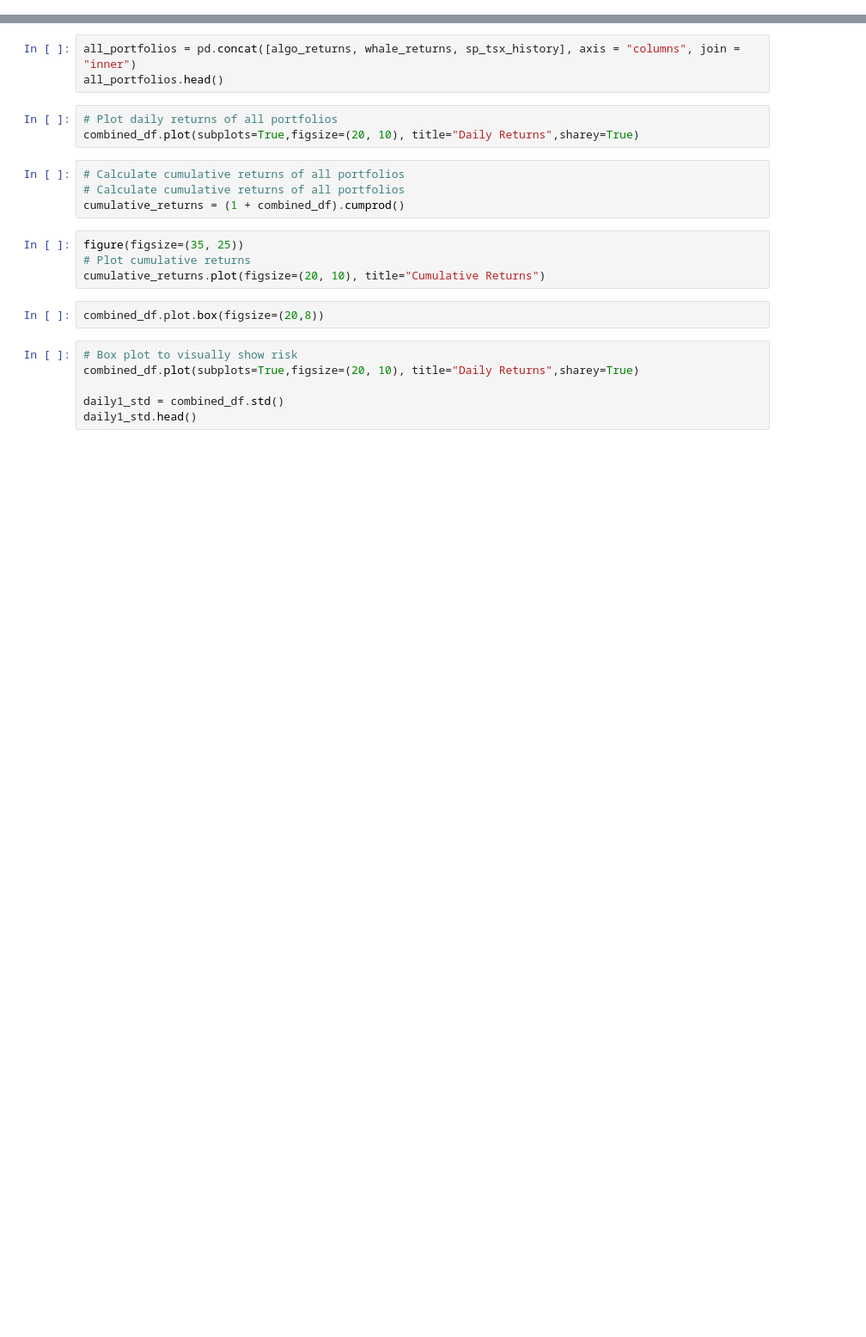
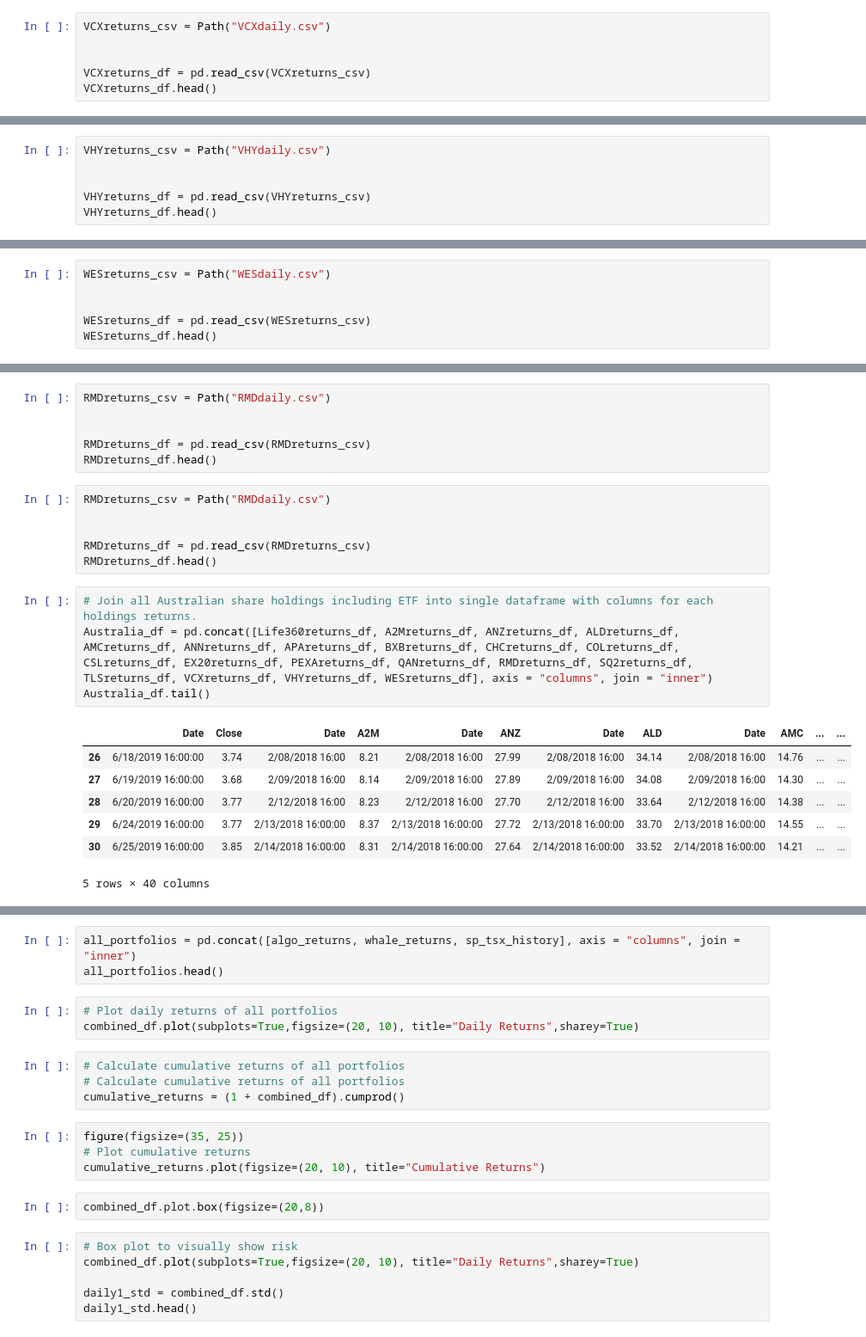
Before and after one commit to JimP315/Possible, a Jupyter notebook: Possibe.ipynb, the cells around one changed output, grey strips where cells are left out. Shown: that part at 86% size. Cells and saved outputs as stored; diff of their text form; blank space fills up the shorter version.

```diff
--- a/Possibe.ipynb
+++ b/Possibe.ipynb
@@ -26,0 +250,6 @@ whale_returns.isnull().sum()
+# %%
+VCXreturns_csv = Path("VCXdaily.csv")
+
+
+VCXreturns_df = pd.read_csv(VCXreturns_csv)
+VCXreturns_df.head()
@@ -26,0 +263,6 @@ whale_returns.isnull().sum()
+# %%
+VHYreturns_csv = Path("VHYdaily.csv")
+
+
+VHYreturns_df = pd.read_csv(VHYreturns_csv)
+VHYreturns_df.head()
@@ -26,0 +276,6 @@ whale_returns.isnull().sum()
+# %%
+WESreturns_csv = Path("WESdaily.csv")
+
+
+WESreturns_df = pd.read_csv(WESreturns_csv)
+WESreturns_df.head()
@@ -27,2 +289,26 @@ whale_returns.isnull().sum()
+# %%
+RMDreturns_csv = Path("RMDdaily.csv")
+
+
+RMDreturns_df = pd.read_csv(RMDreturns_csv)
+RMDreturns_df.head()
+# %%
+RMDreturns_csv = Path("RMDdaily.csv")
+
+
+RMDreturns_df = pd.read_csv(RMDreturns_csv)
+RMDreturns_df.head()
+# %%
+# Join all Australian share holdings including ETF into single dataframe with columns for each holdings returns.
+Australia_df = pd.concat([Life360returns_df, A2Mreturns_df, ANZreturns_df, ALDreturns_df, AMCreturns_df, ANNreturns_df, APAreturns_df, BXBreturns_df, CHCreturns_df, COLreturns_df, CSLreturns_df, EX20returns_df, PEXAreturns_df, QANreturns_df, RMDreturns_df, SQ2returns_df, TLSreturns_df, VCXreturns_df, VHYreturns_df, WESreturns_df], axis = "columns", join = "inner")
+Australia_df.tail()
+# %% [output]
+|  | Date | Close | Date | A2M | Date | ANZ | Date | ALD | Date | AMC | ... | ... |
+| 26 | 6/18/2019 16:00:00 | 3.74 | 2/08/2018 16:00 | 8.21 | 2/08/2018 16:00 | 27.99 | 2/08/2018 16:00 | 34.14 | 2/08/2018 16:00 | 14.76 | ... | ... |
+| 27 | 6/19/2019 16:00:00 | 3.68 | 2/09/2018 16:00 | 8.14 | 2/09/2018 16:00 | 27.89 | 2/09/2018 16:00 | 34.08 | 2/09/2018 16:00 | 14.30 | ... | ... |
+| 28 | 6/20/2019 16:00:00 | 3.77 | 2/12/2018 16:00 | 8.23 | 2/12/2018 16:00 | 27.70 | 2/12/2018 16:00 | 33.64 | 2/12/2018 16:00 | 14.38 | ... | ... |
+| 29 | 6/24/2019 16:00:00 | 3.77 | 2/13/2018 16:00:00 | 8.37 | 2/13/2018 16:00:00 | 27.72 | 2/13/2018 16:00:00 | 33.70 | 2/13/2018 16:00:00 | 14.55 | ... | ... |
+| 30 | 6/25/2019 16:00:00 | 3.85 | 2/14/2018 16:00:00 | 8.31 | 2/14/2018 16:00:00 | 27.64 | 2/14/2018 16:00:00 | 33.52 | 2/14/2018 16:00:00 | 14.21 | ... | ... |
+5 rows × 40 columns
 # %%
 # Drop nulls
```
Also changed, not shown: parts of 26 cells of this notebook, 1 other file.
